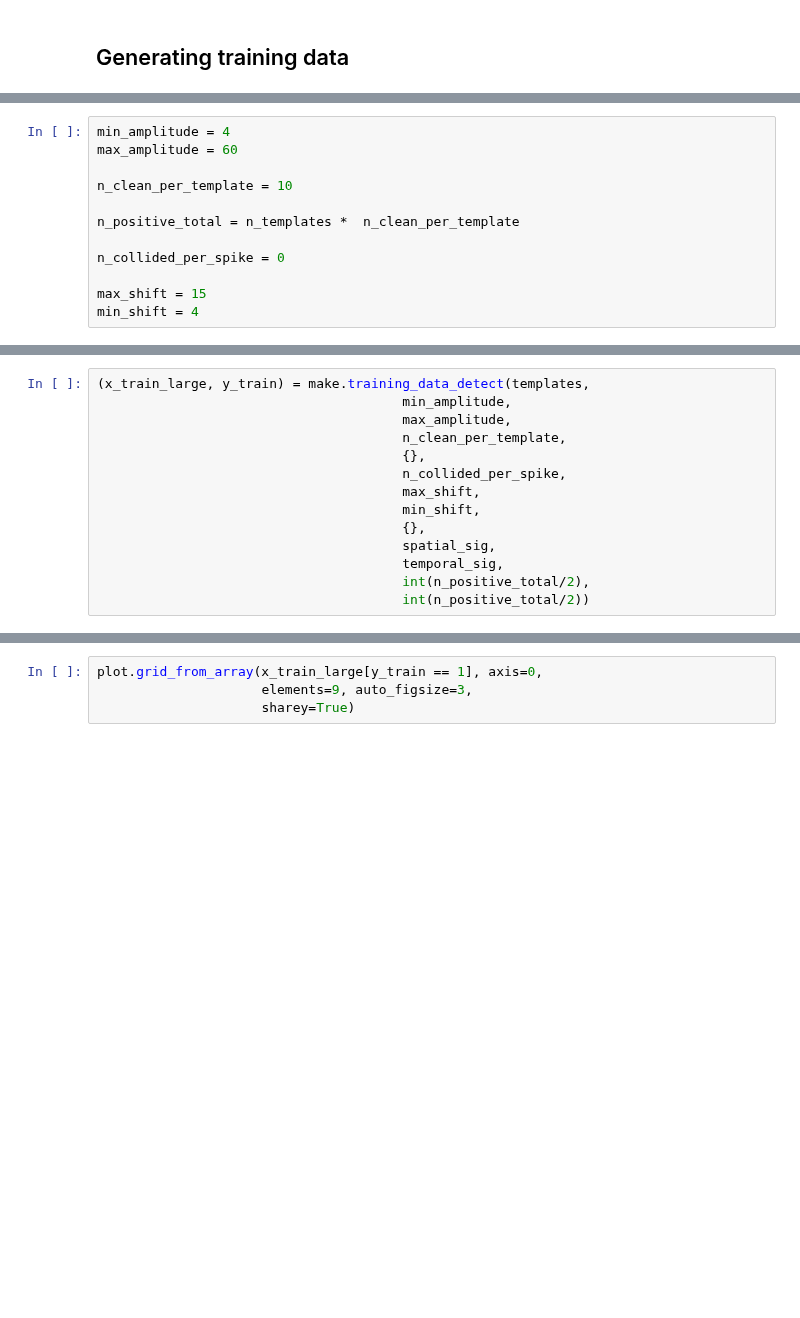
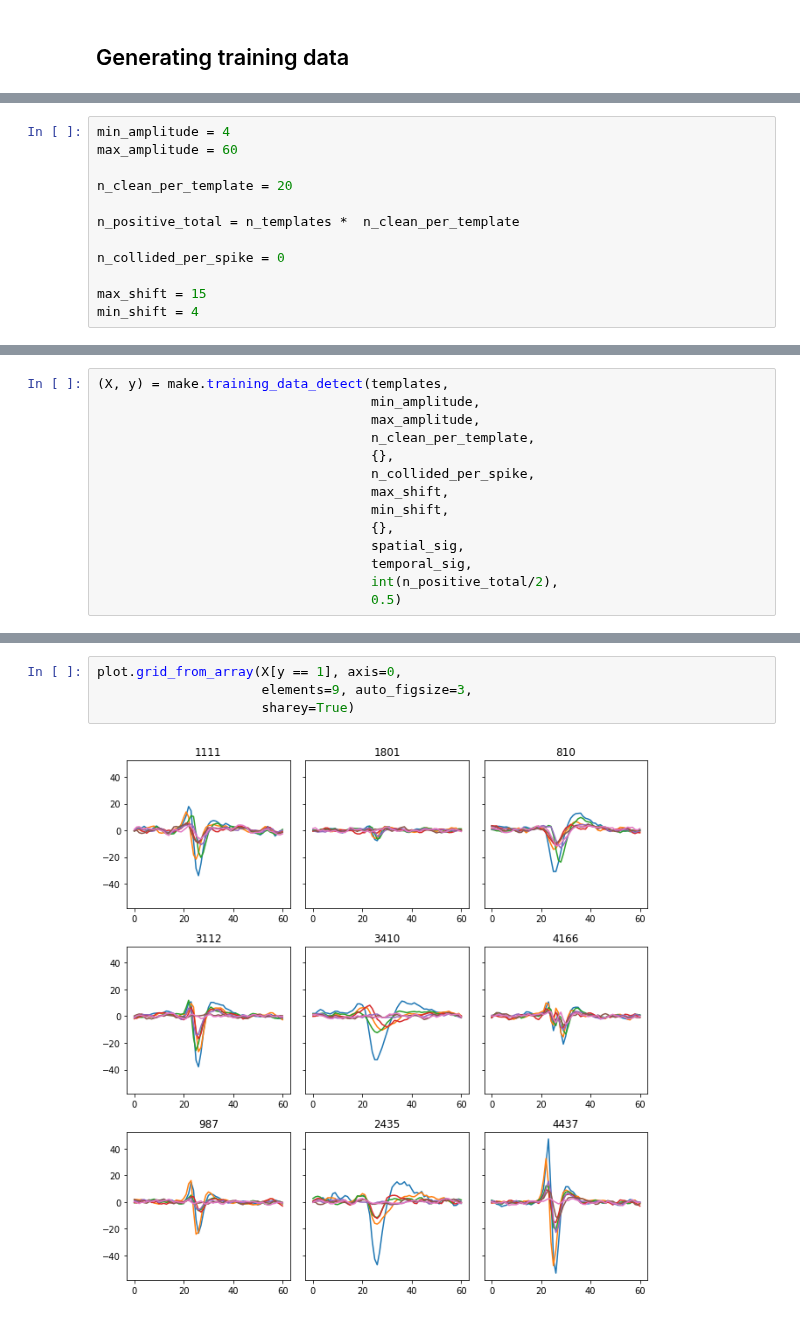
Before and after one commit to edublancas/yass-private, a Jupyter notebook: nnet/detect/make-data.ipynb, the cells around one changed output, grey strips where cells are left out. Drawn from its saved outputs; the diff is of its cells as text; blank space fills up the shorter version.

Commit message:
make data notebook for detection

```diff
--- a/nnet/detect/make-data.ipynb
+++ b/nnet/detect/make-data.ipynb
@@ -106,7 +115,7 @@ rec = RecordingsReader(path_to_standarized, loader='array').data
 min_amplitude = 4
 max_amplitude = 60
 
-n_clean_per_template = 10
+n_clean_per_template = 20
 
 n_positive_total = n_templates *  n_clean_per_template
 
@@ -117,14 +130,14 @@ min_shift = 4
 # %%
-(x_train_large, y_train) = make.training_data_detect(templates,
-                                       min_amplitude,
-                                       max_amplitude,
-                                       n_clean_per_template,
-                                       {},
-                                       n_collided_per_spike,
-                                       max_shift,
-                                       min_shift,
-                                       {},
-                                       spatial_sig,
-                                       temporal_sig,
-                                       int(n_positive_total/2),
-                                       int(n_positive_total/2))
+(X, y) = make.training_data_detect(templates,
+                                   min_amplitude,
+                                   max_amplitude,
+                                   n_clean_per_template,
+                                   {},
+                                   n_collided_per_spike,
+                                   max_shift,
+                                   min_shift,
+                                   {},
+                                   spatial_sig,
+                                   temporal_sig,
+                                   int(n_positive_total/2),
+                                   0.5)
@@ -135,5 +148,7 @@ x_train_large.shape
 # %%
-plot.grid_from_array(x_train_large[y_train == 1], axis=0,
+plot.grid_from_array(X[y == 1], axis=0,
                      elements=9, auto_figsize=3,
                      sharey=True)
+# %% [output]
+[figure, added]
 # %%
```
Also changed, not shown: parts of 12 cells of this notebook, 2 other files.
